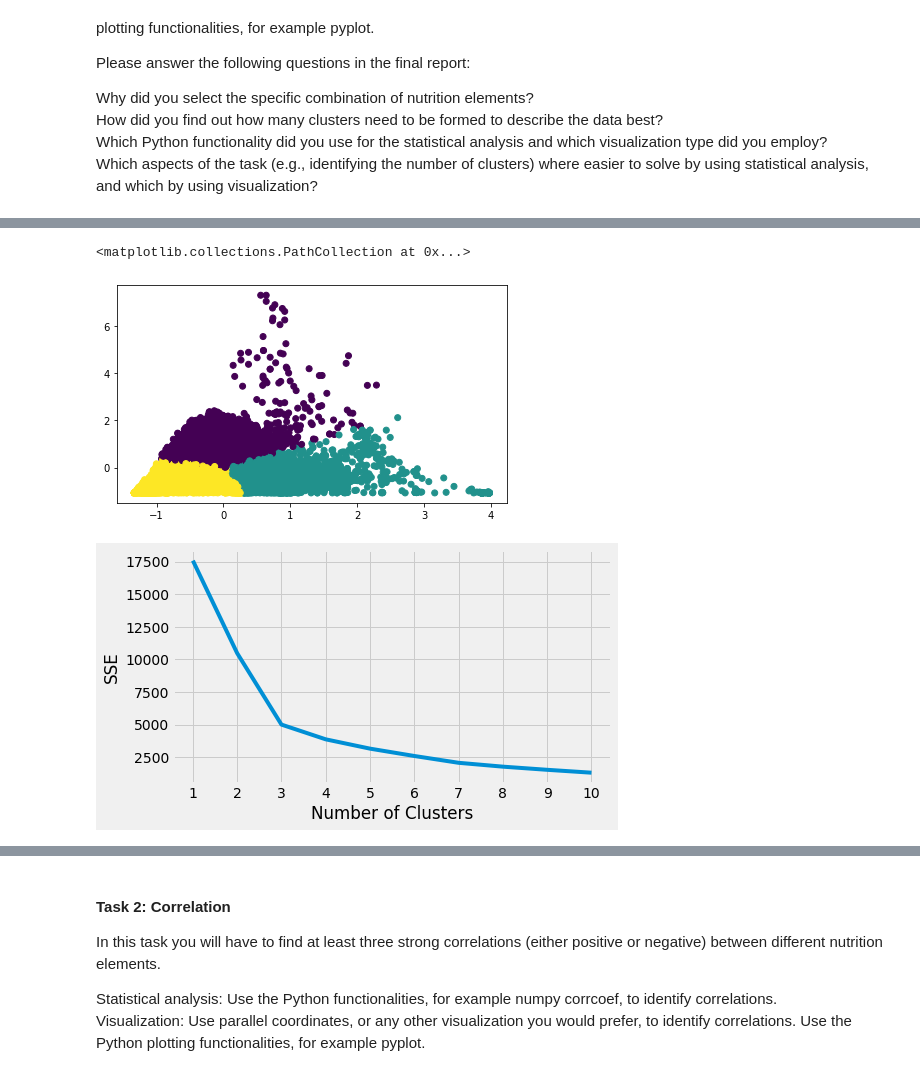
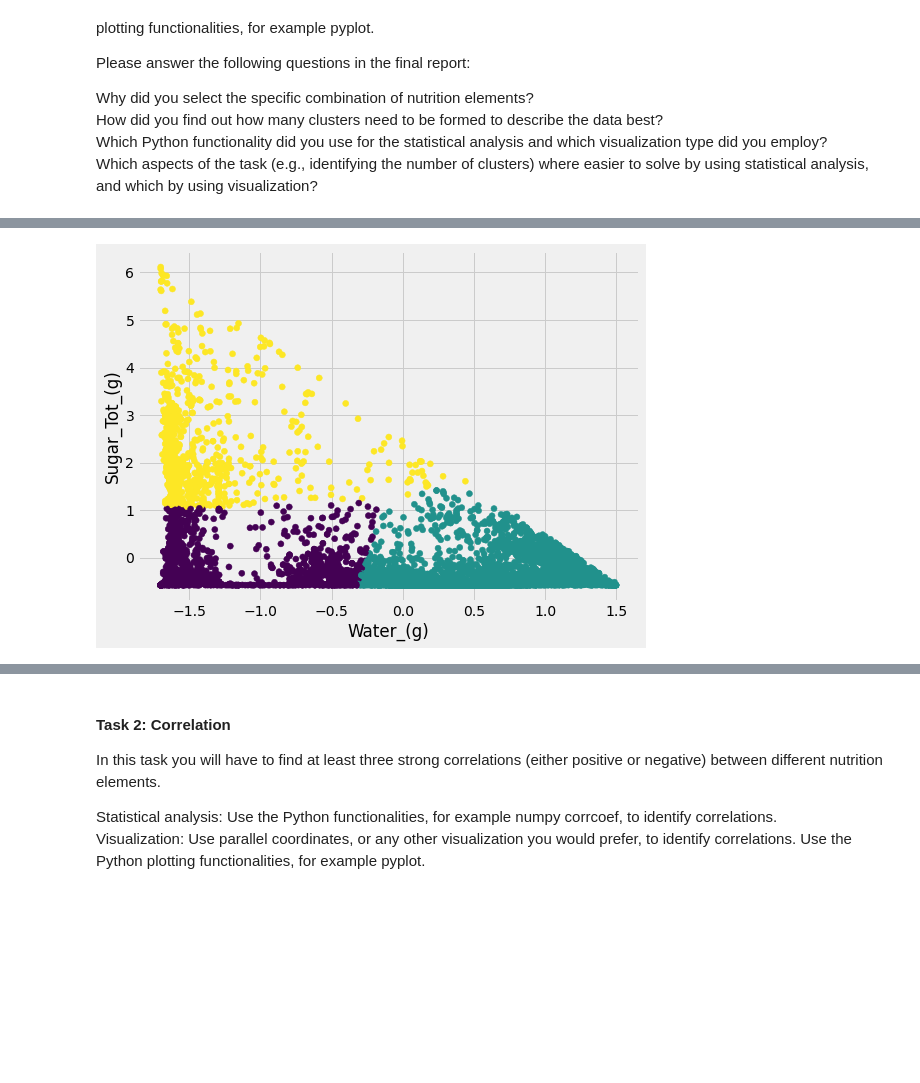
Before and after one commit to LuisKolb/vds-lab-1, a Jupyter notebook: report_1.ipynb, the cells around one changed output, grey strips where cells are left out. Saved outputs shown, nothing was run; the diff lists cells and outputs as text; code cells hidden in the pictures; blank space fills up the shorter version.

Commit message:
update notebook to save figures, update .gitignore

```diff
--- a/report_1.ipynb
+++ b/report_1.ipynb
@@ -10,7 +10,7 @@ from mpl_toolkits.mplot3d import Axes3D
 from math import pi
 # %%
 %matplotlib inline
-plt.rcParams['figure.figsize'] = 7,4
+plt.rcParams['figure.figsize'] = 8,6
 # %%
 data = pd.read_excel("USDA_Food_Database.xlsx")
 # %% [markdown]
@@ -39,10 +39,13 @@ Which aspects of the task (e.g., identifying the number of clusters) where easie
 from sklearn.cluster import KMeans
 from sklearn.preprocessing import StandardScaler
 
+arg_x = "Water_(g)"
+arg_y = "Sugar_Tot_(g)"
+
 scaler = StandardScaler()
-df = data[["Energy_(kcal)", "Protein_(g)"]]
-df.dropna()
+df = data[[arg_y, arg_x]]
+df.dropna(inplace=True)
 df[df.columns] = scaler.fit_transform(df[df.columns])
-kmeans = KMeans(init="random",n_clusters=3,n_init=10,max_iter=300,random_state=42)
+kmeans = KMeans(init="random", n_clusters=3, n_init=10, max_iter=300, random_state=1)
 kmeans.fit(df)
 labels = kmeans.labels_
@@ -49,30 +107,7 @@ labels = kmeans.labels_
 # %%
-plt.scatter(x=df["Energy_(kcal)"], y=df["Protein_(g)"], c=labels.astype(float))
+plt.scatter(x=df[arg_x], y=df[arg_y], c=labels.astype(float))
+plt.xlabel(arg_x)
+plt.ylabel(arg_y)
+plt.savefig('figures/task_1_clusters.jpg', bbox_inches='tight')
 # %% [output]
-<matplotlib.collections.PathCollection at 0x...>
-[figure, old version]
+[figure, new version]
-# %%
-#from https://realpython.com/k-means-clustering-python/
-
-kmeans_kwargs = {
-    "init": "random",
-    "n_init": 10,
-    "max_iter": 300,
-    "random_state": 42,
-}
-
-# A list holds the SSE values for each k
-sse = []
-for k in range(1, 11):
-    kmeans = KMeans(n_clusters=k, **kmeans_kwargs)
-    kmeans.fit(df[df.columns])
-    sse.append(kmeans.inertia_)
-
-plt.style.use("fivethirtyeight")
-plt.plot(range(1, 11), sse)
-plt.xticks(range(1, 11))
-plt.xlabel("Number of Clusters")
-plt.ylabel("SSE")
-plt.show()
-# %% [output]
-[figure, removed]
```
Also changed, not shown: parts of 11 cells of this notebook, 9 other files.
